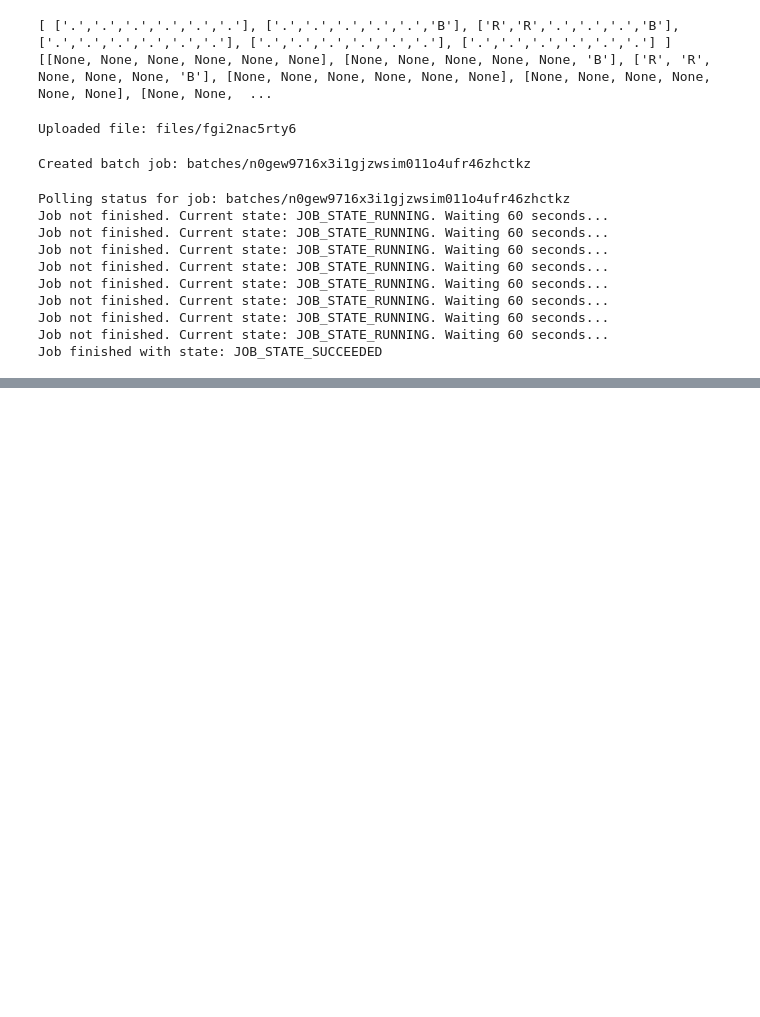
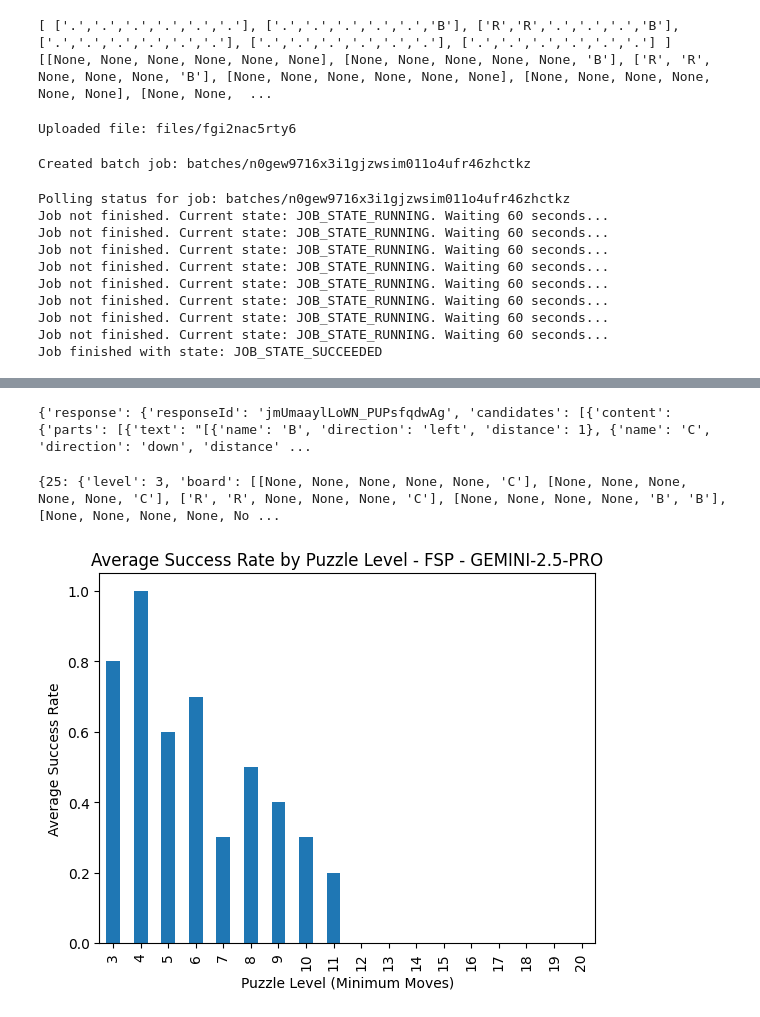
Before and after one commit to saintsauceee/visual-cot, a Jupyter notebook: eval/eval_gemini_fsp.ipynb, the cells around one changed output, grey strips where cells are left out. Saved outputs shown, nothing was run; the diff lists cells and outputs as text; code cells hidden in the pictures; blank space fills up the shorter version.

```diff
--- a/eval/eval_gemini_fsp.ipynb
+++ b/eval/eval_gemini_fsp.ipynb
@@ -96,7 +100,7 @@ So, in a nutshell: **Tiny gas molecules scatter blue light, making the sky blue.
 # %%
 IDS_TO_TEST_PATH = "./eval/results/gemini/few_shots/ids_to_test.json"
 FSP_EXAMPLES = "./eval/results/gemini/few_shots/fsp_examples.json"
-RESULTS_PATH = "./eval/results/gemini/few_shots/results.jsonl"
+RESPONSES_PATH = "./eval/results/gemini/few_shots/responses.jsonl"
 REQUESTS_PATH = "./eval/results/gemini/few_shots/requests.jsonl"
 # %%
 full_dataset = data_loader()
@@ -341,0 +324,58 @@ Saved batch output to ./eval/results/gemini/few_shots/results.json
+# %%
+responses = []
+with open(RESPONSES_PATH, "r") as f:
+    for line in f:
+        if line.strip():
+            obj = json.loads(line)
+            responses.append(obj)
+
+print(responses[0])
+# %% [output]
+{'response': {'responseId': 'jmUmaaylLoWN_PUPsfqdwAg', 'candidates': [{'content': {'parts': [{'text': "[{'name': 'B', 'direction': 'left', 'distance': 1}, {'name': 'C', 'direction': 'down', 'distance' ...
+# %%
+results = {}
+
+for resp in responses:
+    pid = int(resp['key'])
+    results[pid] = {}
+    results[pid]['level'] = full_dataset[pid]['min_moves']
+    results[pid]['board'] = full_dataset[pid]['board']
+    answer = resp["response"]["candidates"][0]["content"]["parts"][0]["text"]
+
+
+    try:
+        answer = ast.literal_eval(answer)
+        results[pid]['answer'] = answer
+        results[pid]['answer_length'] = len(answer)
+    except:
+        print(f"Error parsing answer for puzzle ID {pid}: {answer}")
+        raise Exception("Parsing error")
+
+    results[pid]['completed_moves'], results[pid]['success'], results[pid]['error'] = eval_sol(copy.deepcopy(full_dataset[pid]), answer)
+    results[pid]['thoughtsTokenCount'] = resp['response']['usageMetadata']['thoughtsTokenCount']
+
+
+
+print(results)
+# %% [output]
+{25: {'level': 3, 'board': [[None, None, None, None, None, 'C'], [None, None, None, None, None, 'C'], ['R', 'R', None, None, None, 'C'], [None, None, None, None, 'B', 'B'], [None, None, None, None, No ...
+# %%
+# Organize results in a dataframe
+df = pd.DataFrame.from_dict(results, orient='index').reset_index()
+df = df.rename(columns={'index': 'pid'})
+
+RESULTS_PATH = "./eval/results/gemini/few_shots/results.json"
+
+# Save results to a file
+df.to_json(RESULTS_PATH, orient="records", indent=2)
+# %%
+# Graph of average success rate by level
+avg_success_by_level = df.groupby('level')['success'].mean()
+plt.figure()
+avg_success_by_level.plot(kind='bar')
+plt.title(f'Average Success Rate by Puzzle Level - FSP - {MODEL.upper()}')
+plt.xlabel('Puzzle Level (Minimum Moves)')
+plt.ylabel('Average Success Rate')
+plt.show()
+# %% [output]
+[figure, added]
```
Also changed, not shown: parts of 8 cells of this notebook, 33 other files.
